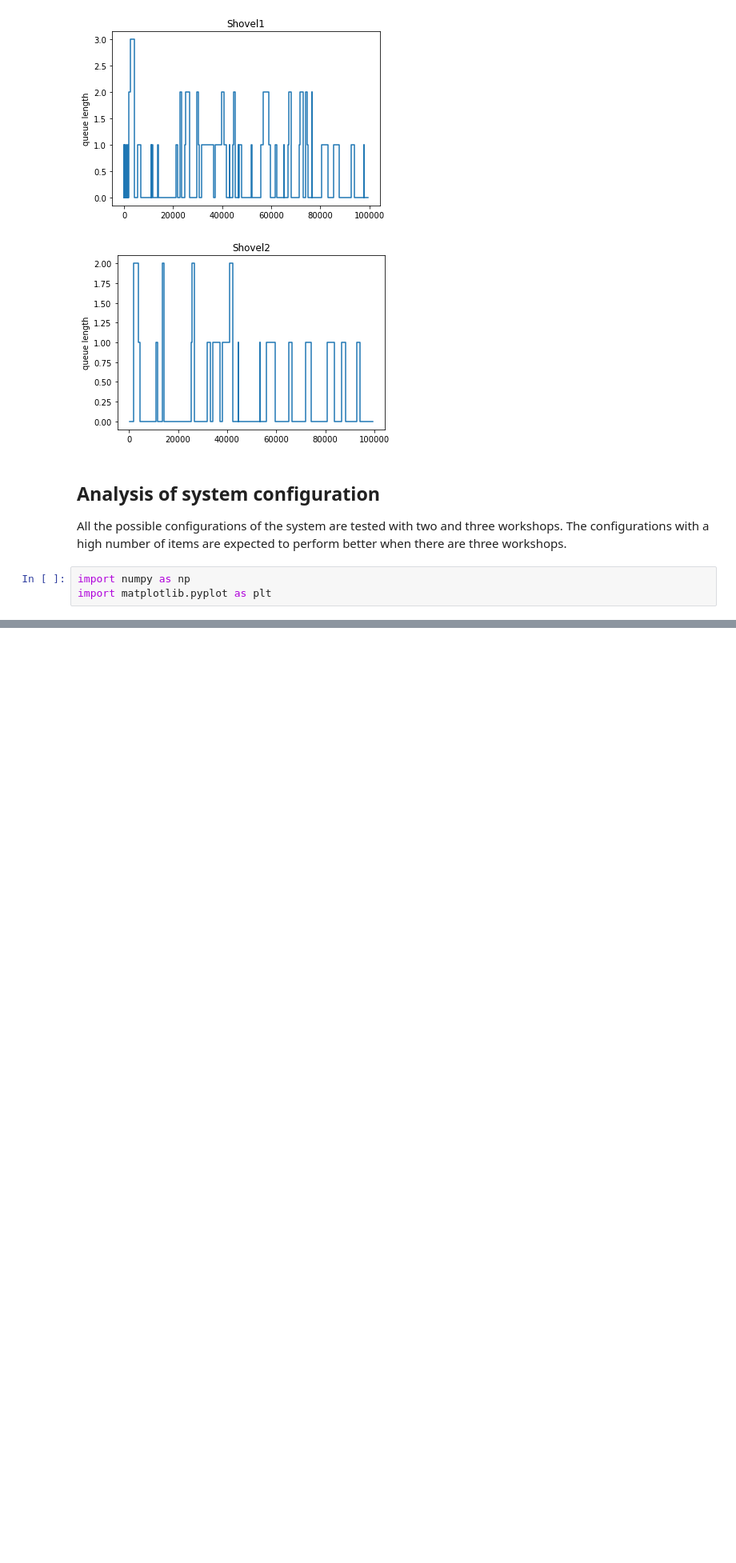
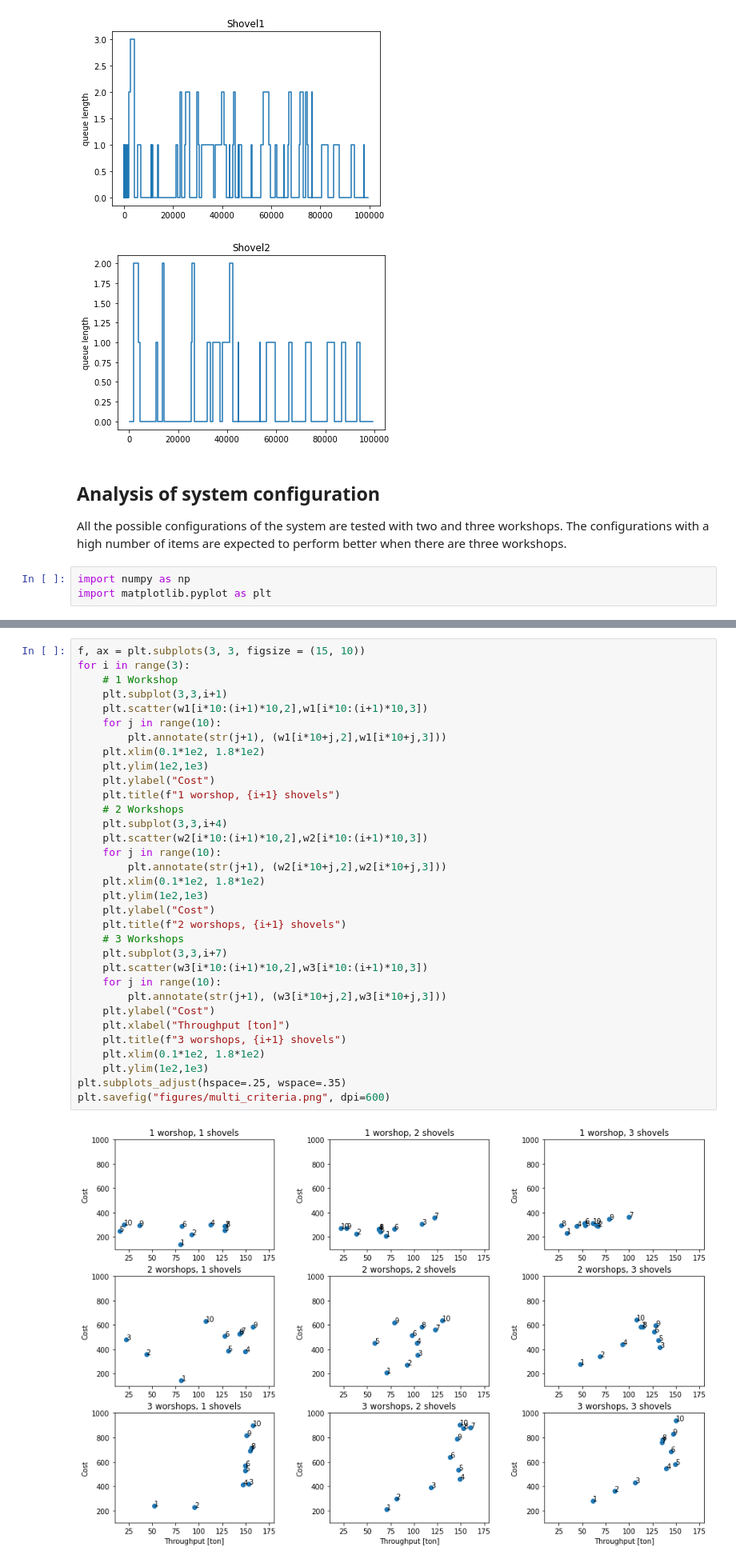
Before and after one commit to micheleurbani/mine_digital_twin, a Jupyter notebook: Results_Analytics.ipynb, the cells around one changed output, grey strips where cells are left out. Shown at 80% size. Drawn from its saved outputs; the diff is of its cells as text; blank space fills up the shorter version.

```diff
--- a/Results_Analytics.ipynb
+++ b/Results_Analytics.ipynb
@@ -85,0 +97,35 @@ w3 = np.genfromtxt("results/config_optimization3.csv", delimiter=",")
+# %%
+f, ax = plt.subplots(3, 3, figsize = (15, 10))
+for i in range(3):
+    # 1 Workshop
+    plt.subplot(3,3,i+1)
+    plt.scatter(w1[i*10:(i+1)*10,2],w1[i*10:(i+1)*10,3])
+    for j in range(10):
+        plt.annotate(str(j+1), (w1[i*10+j,2],w1[i*10+j,3]))
+    plt.xlim(0.1*1e2, 1.8*1e2)
+    plt.ylim(1e2,1e3)
+    plt.ylabel("Cost")
+    plt.title(f"1 worshop, {i+1} shovels")
+    # 2 Workshops
+    plt.subplot(3,3,i+4)
+    plt.scatter(w2[i*10:(i+1)*10,2],w2[i*10:(i+1)*10,3])
+    for j in range(10):
+        plt.annotate(str(j+1), (w2[i*10+j,2],w2[i*10+j,3]))
+    plt.xlim(0.1*1e2, 1.8*1e2)
+    plt.ylim(1e2,1e3)
+    plt.ylabel("Cost")
+    plt.title(f"2 worshops, {i+1} shovels")
+    # 3 Workshops
+    plt.subplot(3,3,i+7)
+    plt.scatter(w3[i*10:(i+1)*10,2],w3[i*10:(i+1)*10,3])
+    for j in range(10):
+        plt.annotate(str(j+1), (w3[i*10+j,2],w3[i*10+j,3]))
+    plt.ylabel("Cost")
+    plt.xlabel("Throughput [ton]")
+    plt.title(f"3 worshops, {i+1} shovels")
+    plt.xlim(0.1*1e2, 1.8*1e2)
+    plt.ylim(1e2,1e3)
+plt.subplots_adjust(hspace=.25, wspace=.35)
+plt.savefig("figures/multi_criteria.png", dpi=600)
+# %% [output]
+[figure, added]
```
Also changed, not shown: parts of 4 cells of this notebook, 10 other files.
